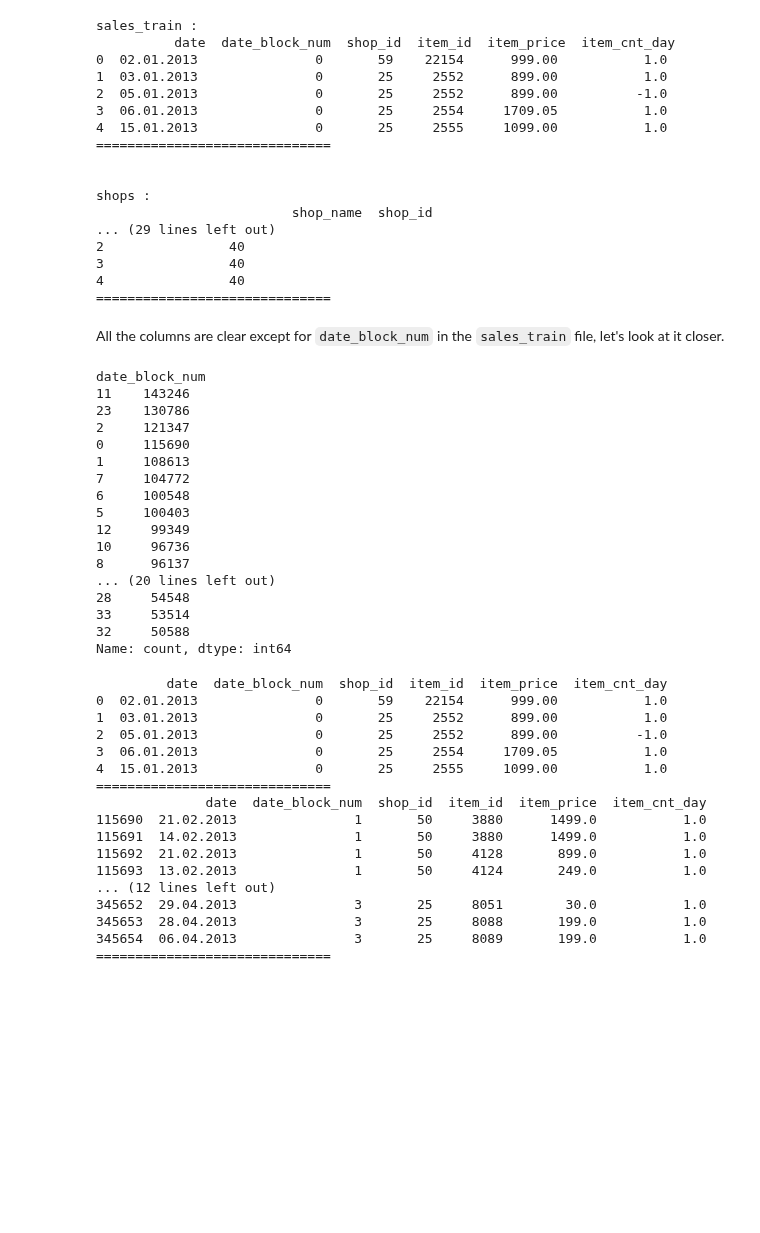
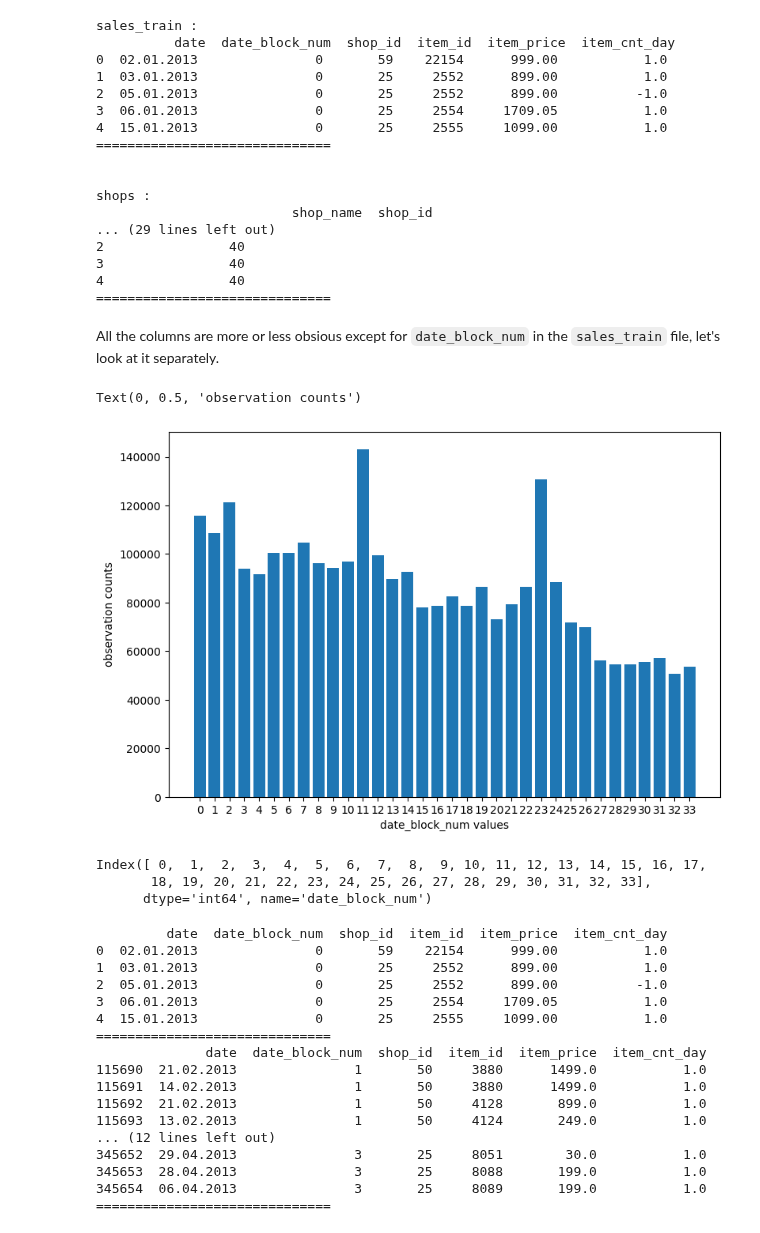
Before and after one commit to igor-cheb/retail_sales_prediction, a Jupyter notebook: EDA.ipynb, the cells around one changed output. Drawn from its saved outputs; the diff is of its cells as text; code cells hidden in the pictures; blank space fills up the shorter version.

Commit message:
date_block_num histo

```diff
--- a/EDA.ipynb
+++ b/EDA.ipynb
@@ -55,28 +56,25 @@ shops :
 4                40
 ==============================
 # %% [markdown]
-All the columns are clear except for `date_block_num` in the `sales_train` file, let's look at it closer.
+All the columns are more or less obsious except for `date_block_num` in the `sales_train` file, let's look at it separately.
-# %%
-# looking at the distribution
-raw_files_di['sales_train']['date_block_num'].value_counts()
-# %% [output]
-date_block_num
-11    143246
-23    130786
-2     121347
-0     115690
-1     108613
-7     104772
-6     100548
-5     100403
-12     99349
-10     96736
-8      96137
-... (20 lines left out)
-28     54548
-33     53514
-32     50588
-Name: count, dtype: int64
+# %%
+#looking at histogram
+
+cntr = raw_files_di['sales_train']['date_block_num'].value_counts().sort_index()
+
+plt.figure(figsize=[9,6])
+plt.bar(cntr.index, cntr.values)
+plt.xticks(ticks=cntr.index, labels=cntr.index);
+plt.xlabel('date_block_num values'); plt.ylabel('observation counts')
+# %% [output]
+Text(0, 0.5, 'observation counts')
+[figure, added]
+# %%
+cntr.index
+# %% [output]
+Index([ 0,  1,  2,  3,  4,  5,  6,  7,  8,  9, 10, 11, 12, 13, 14, 15, 16, 17,
+       18, 19, 20, 21, 22, 23, 24, 25, 26, 27, 28, 29, 30, 31, 32, 33],
+      dtype='int64', name='date_block_num')
 # %%
 # iterating through values
 for val in raw_files_di['sales_train']['date_block_num'].unique()[:4]:
```
Also changed, not shown: parts of 2 cells of this notebook.
